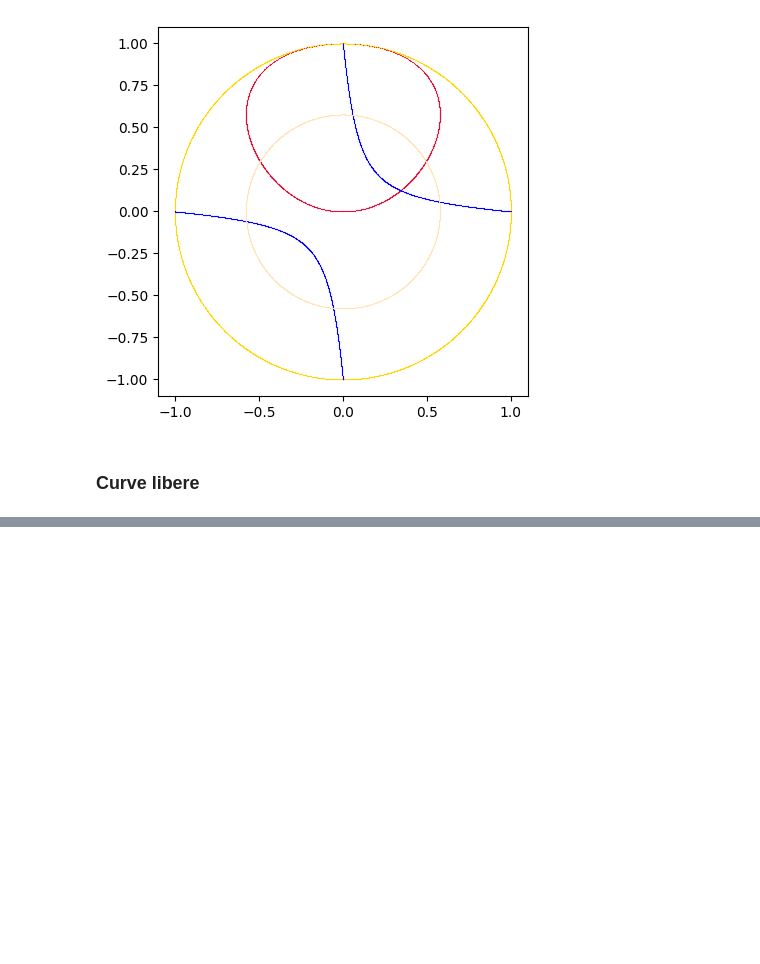
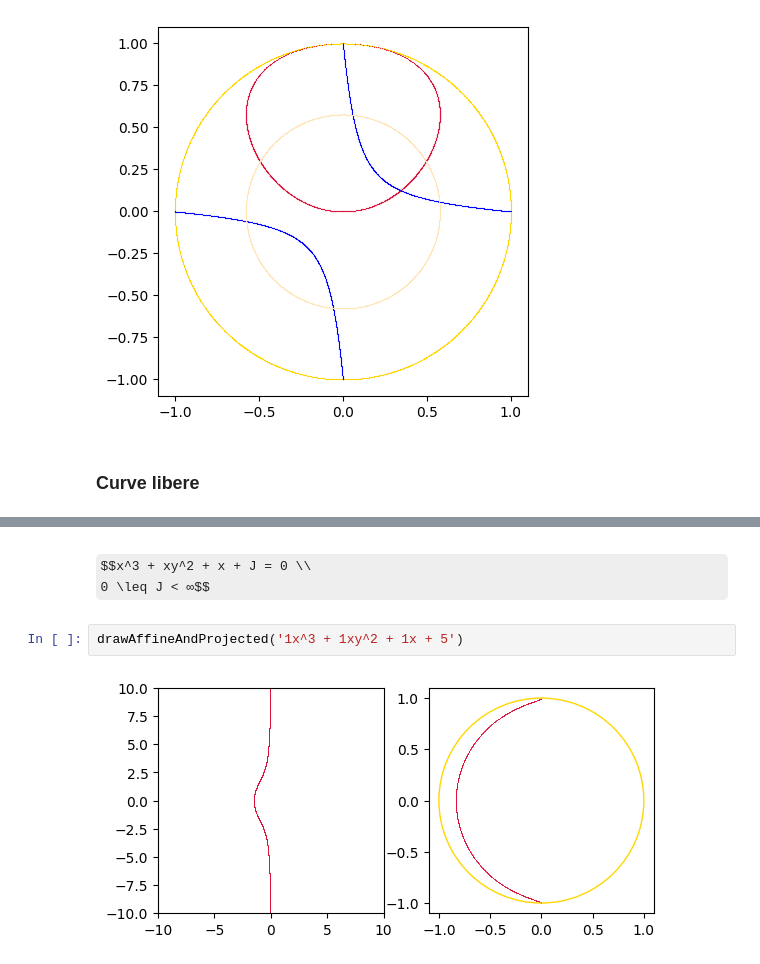
Before and after one commit to mirtorande/cubic-curve-projective-closure, a Jupyter notebook: ExperimentationStation.ipynb, the cells around one changed output, grey strips where cells are left out. Drawn from its saved outputs; the diff is of its cells as text; some formulas as TeX source; blank space fills up the shorter version.

```diff
--- a/ExperimentationStation.ipynb
+++ b/ExperimentationStation.ipynb
@@ -455,0 +514,7 @@ plt.show()
+# %% [markdown]
+$$x^3 + xy^2 + x + J = 0 \\
+0 \leq J < ∞$$
+# %%
+drawAffineAndProjected('1x^3 + 1xy^2 + 1x + 5')
+# %% [output]
+[figure, added]
```
Also changed, not shown: parts of 13 cells of this notebook.
